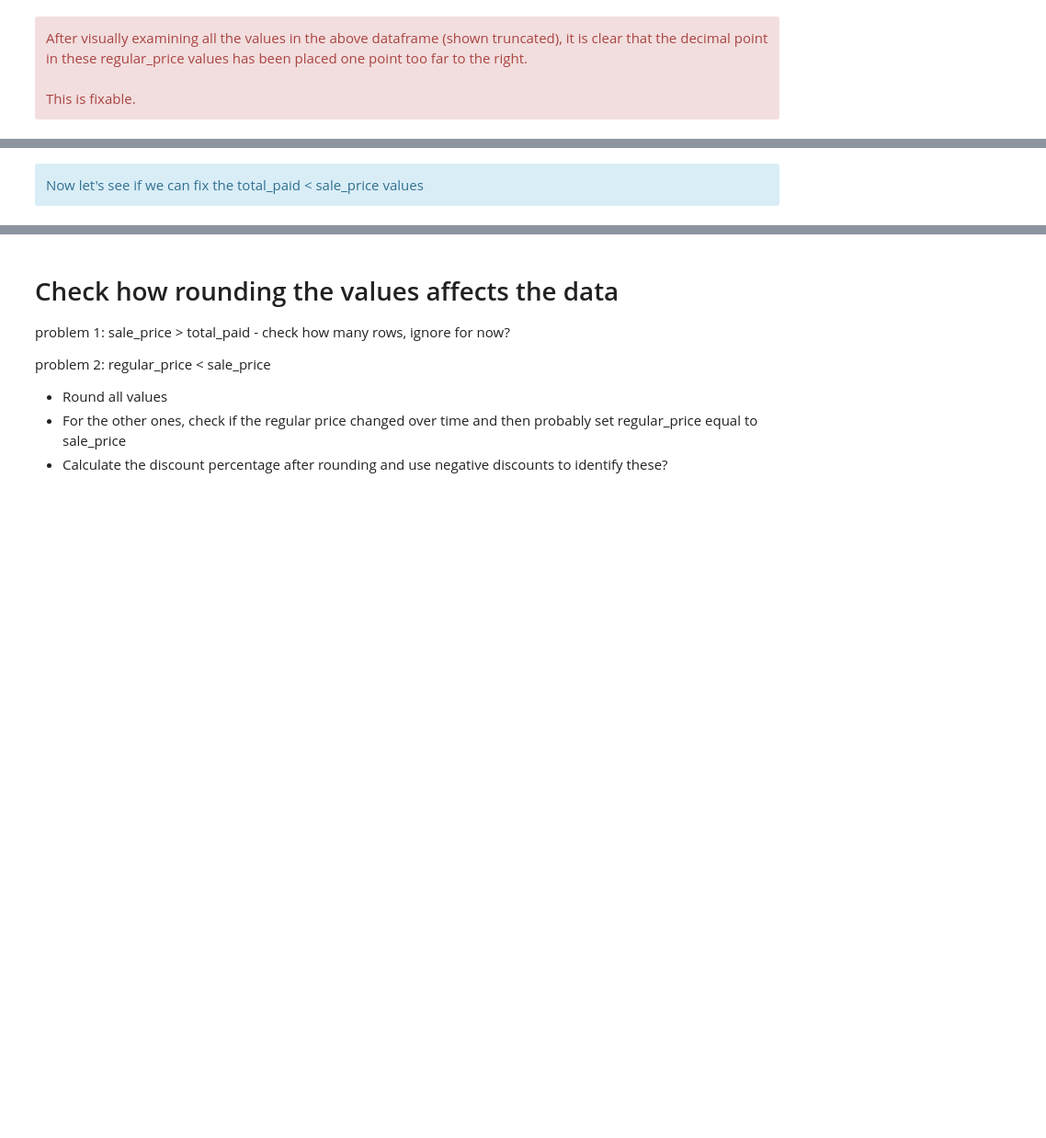
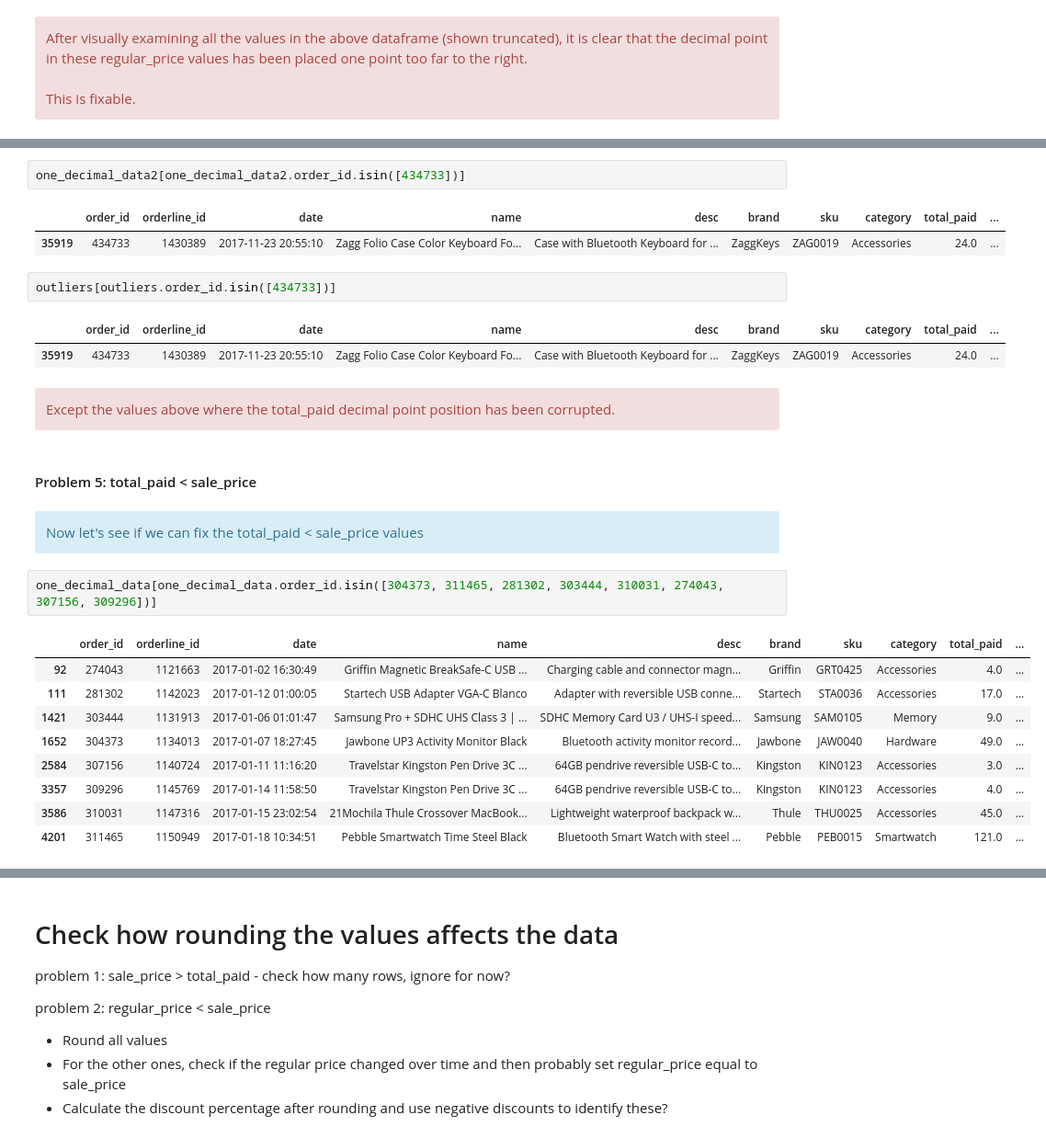
Before and after one commit to Donal-Flanagan/Eniac_discount_analysis, a Jupyter notebook: notebooks/2 - price_cleaning_munge/decimal_values.ipynb, the cells around one changed output, grey strips where cells are left out. Shown at 92% size. Cells and saved outputs as stored; diff of their text form; blank space fills up the shorter version.

```diff
--- a/notebooks/2 - price_cleaning_munge/decimal_values.ipynb
+++ b/notebooks/2 - price_cleaning_munge/decimal_values.ipynb
@@ -461,5 +716,33 @@ print(f"There are {outliers.shape[0]} outliers")
+# %%
+one_decimal_data2[one_decimal_data2.order_id.isin([434733])]
+# %% [output]
+|  | order_id | orderline_id | date | name | desc | brand | sku | category | total_paid | ... |
+| 35919 | 434733 | 1430389 | 2017-11-23 20:55:10 | Zagg Folio Case Color Keyboard Fo... | Case with Bluetooth Keyboard for ... | ZaggKeys | ZAG0019 | Accessories | 24.0 | ... |
+# %%
+outliers[outliers.order_id.isin([434733])]
+# %% [output]
+|  | order_id | orderline_id | date | name | desc | brand | sku | category | total_paid | ... |
+| 35919 | 434733 | 1430389 | 2017-11-23 20:55:10 | Zagg Folio Case Color Keyboard Fo... | Case with Bluetooth Keyboard for ... | ZaggKeys | ZAG0019 | Accessories | 24.0 | ... |
+# %% [markdown]
+<div class="alert alert-block alert-danger">
+    Except the values above where the total_paid decimal point position has been corrupted.
+</div>
+# %% [markdown]
+#### Problem 5: total_paid < sale_price
 # %% [markdown]
 <div class="alert alert-block alert-info">
     Now let's see if we can fix the total_paid < sale_price values
 </div>
+# %%
+one_decimal_data[one_decimal_data.order_id.isin([304373, 311465, 281302, 303444, 310031, 274043, 307156, 309296])]
+# %% [output]
+|  | order_id | orderline_id | date | name | desc | brand | sku | category | total_paid | ... |
+| 92 | 274043 | 1121663 | 2017-01-02 16:30:49 | Griffin Magnetic BreakSafe-C USB ... | Charging cable and connector magn... | Griffin | GRT0425 | Accessories | 4.0 | ... |
+| 111 | 281302 | 1142023 | 2017-01-12 01:00:05 | Startech USB Adapter VGA-C Blanco | Adapter with reversible USB conne... | Startech | STA0036 | Accessories | 17.0 | ... |
+| 1421 | 303444 | 1131913 | 2017-01-06 01:01:47 | Samsung Pro + SDHC UHS Class 3 | ... | SDHC Memory Card U3 / UHS-I speed... | Samsung | SAM0105 | Memory | 9.0 | ... |
+| 1652 | 304373 | 1134013 | 2017-01-07 18:27:45 | Jawbone UP3 Activity Monitor Black | Bluetooth activity monitor record... | Jawbone | JAW0040 | Hardware | 49.0 | ... |
+| 2584 | 307156 | 1140724 | 2017-01-11 11:16:20 | Travelstar Kingston Pen Drive 3C ... | 64GB pendrive reversible USB-C to... | Kingston | KIN0123 | Accessories | 3.0 | ... |
+| 3357 | 309296 | 1145769 | 2017-01-14 11:58:50 | Travelstar Kingston Pen Drive 3C ... | 64GB pendrive reversible USB-C to... | Kingston | KIN0123 | Accessories | 4.0 | ... |
+| 3586 | 310031 | 1147316 | 2017-01-15 23:02:54 | 21Mochila Thule Crossover MacBook... | Lightweight waterproof backpack w... | Thule | THU0025 | Accessories | 45.0 | ... |
+| 4201 | 311465 | 1150949 | 2017-01-18 10:34:51 | Pebble Smartwatch Time Steel Black | Bluetooth Smart Watch with steel ... | Pebble | PEB0015 | Smartwatch | 121.0 | ... |
 # %%
```
Also changed, not shown: parts of 43 cells of this notebook.
